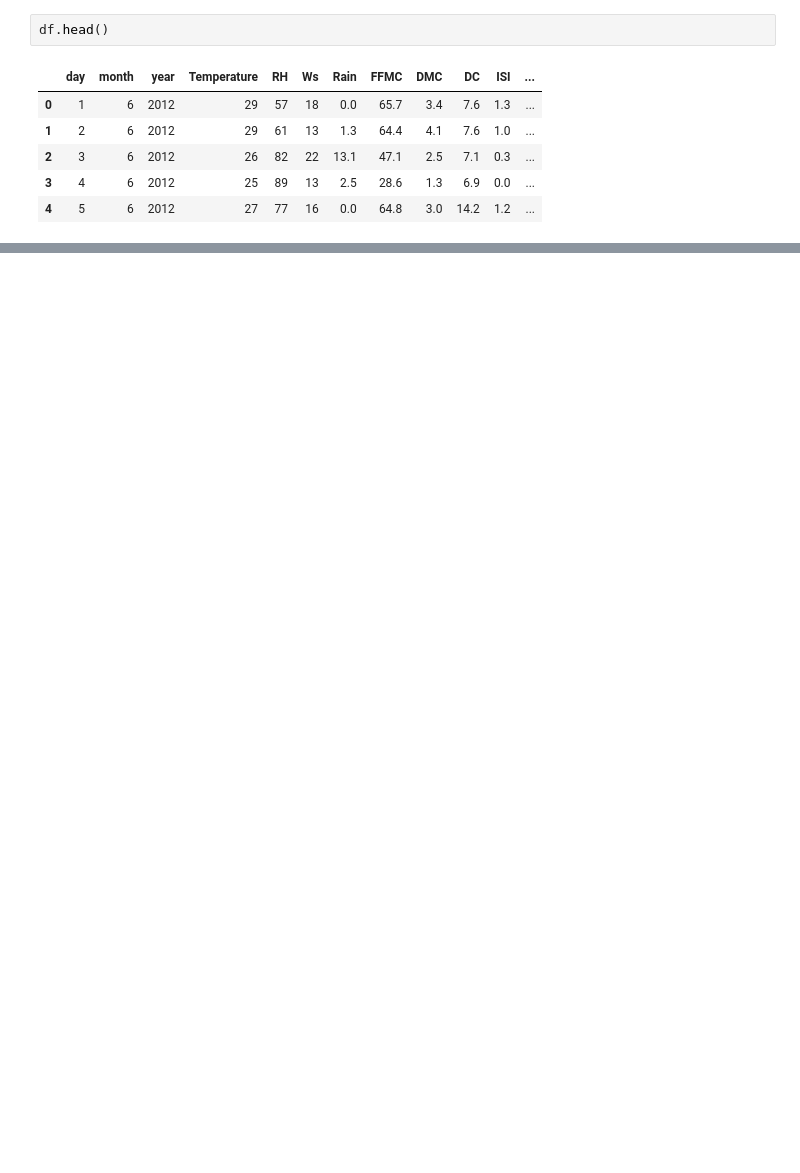
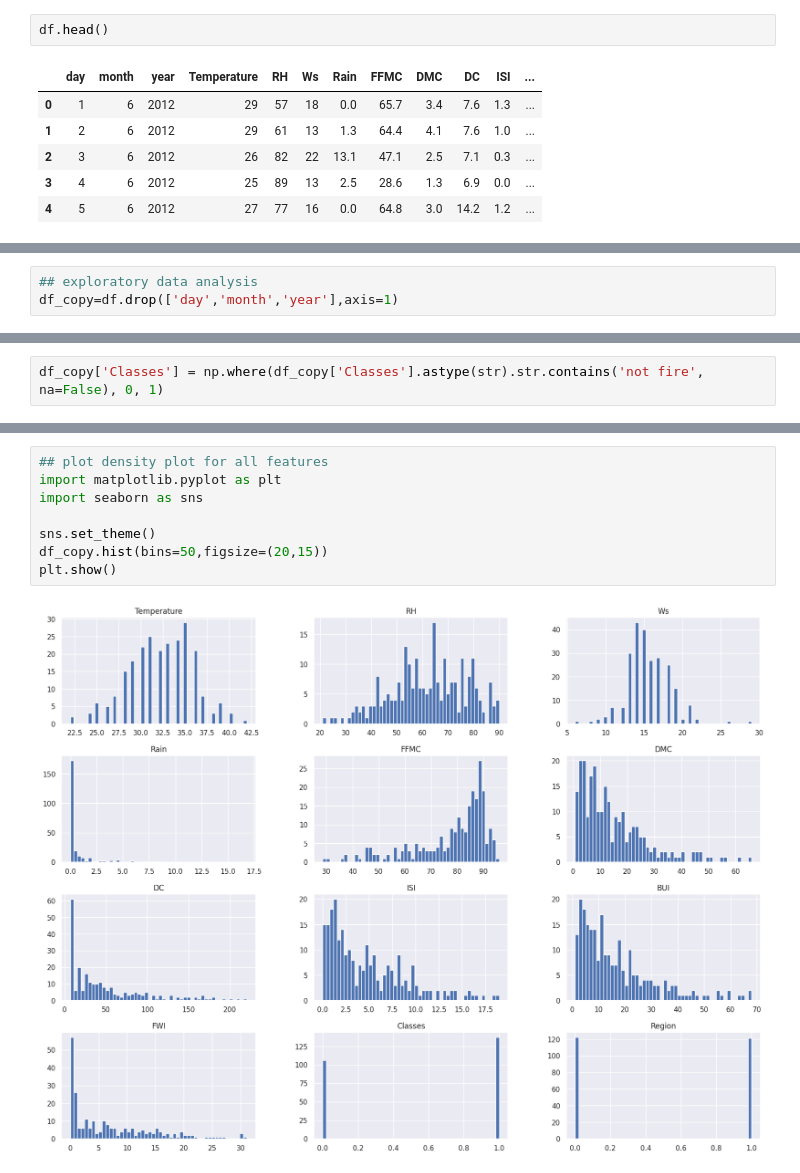
Before and after one commit to BinalPatel29/Udemy, a Jupyter notebook: ML Algorithms/Ridge_Lasso_ElasticNet_regression.ipynb, the cells around one changed output, grey strips where cells are left out. Cells and saved outputs as stored; diff of their text form; blank space fills up the shorter version.

```diff
--- a/ML Algorithms/Ridge_Lasso_ElasticNet_regression.ipynb
+++ b/ML Algorithms/Ridge_Lasso_ElasticNet_regression.ipynb
@@ -250,0 +254,3 @@ df.head()
+# %%
+## exploratory data analysis
+df_copy=df.drop(['day','month','year'],axis=1)
@@ -250,0 +266,2 @@ df.head()
+# %%
+df_copy['Classes'] = np.where(df_copy['Classes'].astype(str).str.contains('not fire', na=False), 0, 1)
@@ -250,0 +293,10 @@ df.head()
+# %%
+## plot density plot for all features
+import matplotlib.pyplot as plt
+import seaborn as sns
+
+sns.set_theme()
+df_copy.hist(bins=50,figsize=(20,15))
+plt.show()
+# %% [output]
+[figure, added]
```
Also changed, not shown: parts of 17 cells of this notebook, 1 other file.
